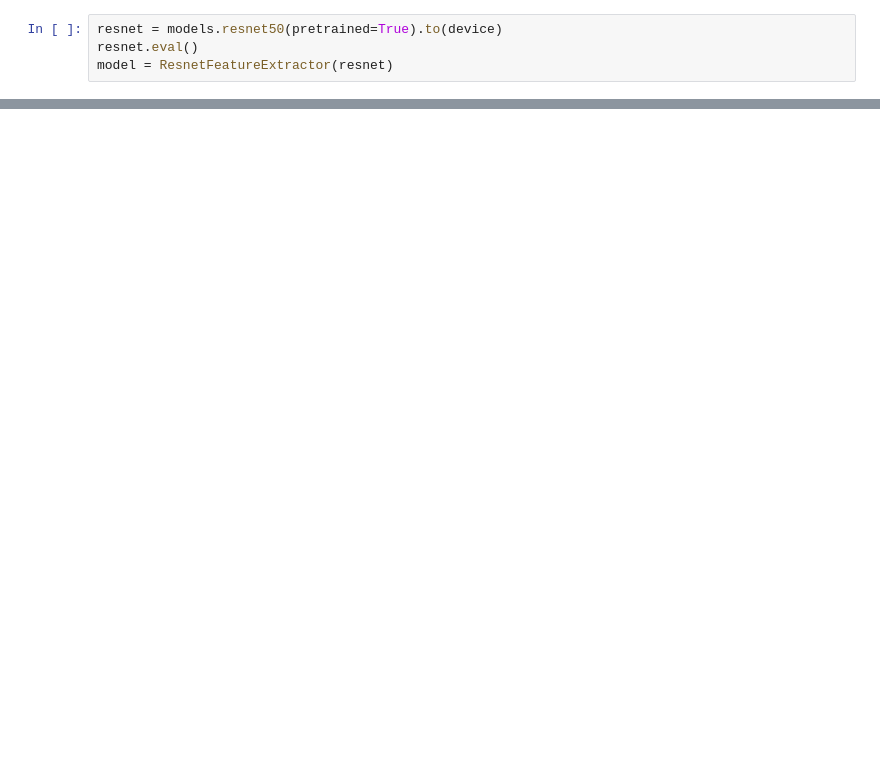
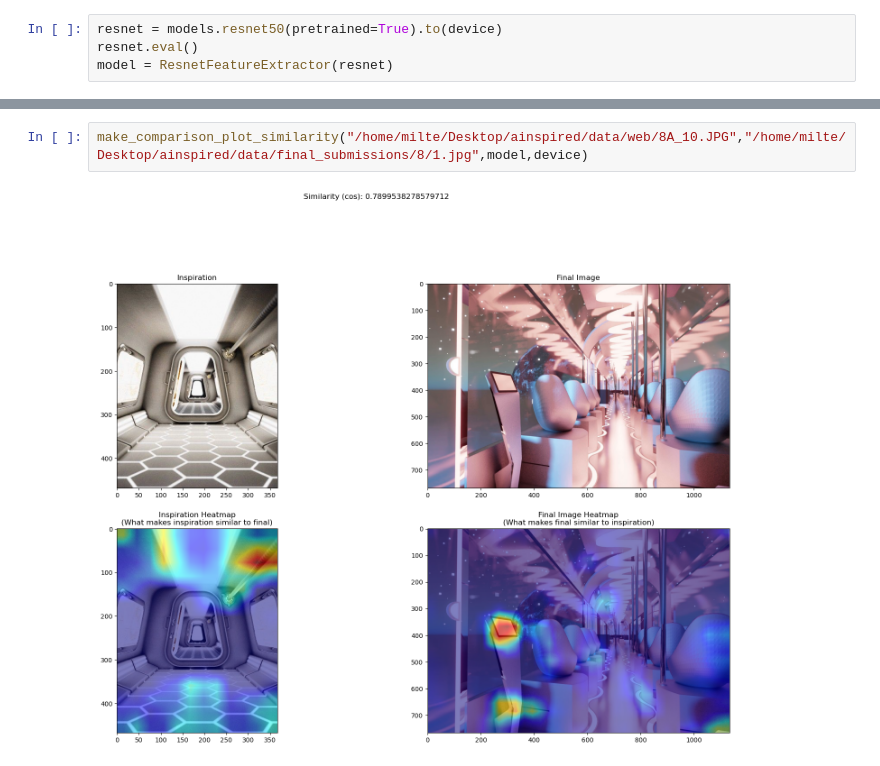
Before and after one commit to adamtms/AI-nspired, a Jupyter notebook: comparison/nb.ipynb, the cells around one changed output, grey strips where cells are left out. Drawn from its saved outputs; the diff is of its cells as text; blank space fills up the shorter version.

```diff
--- a/comparison/nb.ipynb
+++ b/comparison/nb.ipynb
@@ -37,0 +25,4 @@ make_comparison_plot(im1,im2,model,device)
+# %%
+make_comparison_plot_similarity("/home/milte/Desktop/ainspired/data/web/8A_10.JPG","/home/milte/Desktop/ainspired/data/final_submissions/8/1.jpg",model,device)
+# %% [output]
+[figure, added]
```
Also changed, not shown: parts of 6 cells of this notebook, 2 other files.
